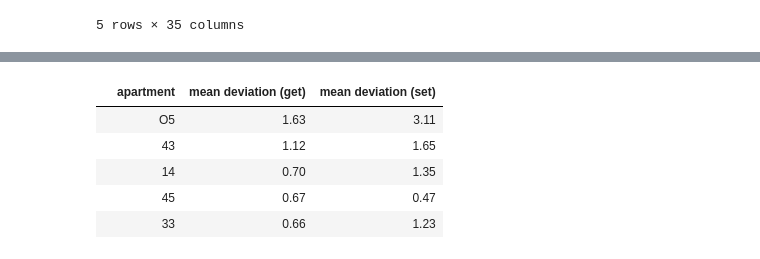
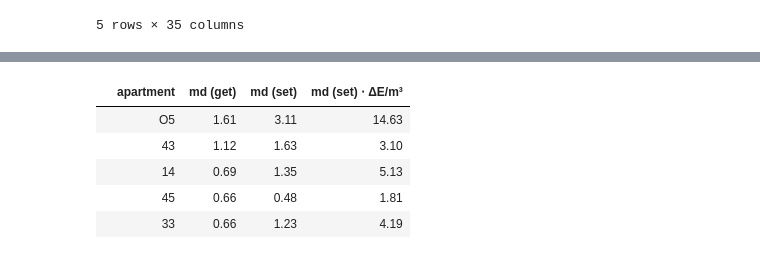
Before and after one commit to rtiedra/data-science, a Jupyter notebook: building_heating/building_heating.ipynb, the cells around one changed output, grey strips where cells are left out. Drawn from its saved outputs; the diff is of its cells as text; code cells hidden in the pictures.

```diff
--- a/building_heating/building_heating.ipynb
+++ b/building_heating/building_heating.ipynb
@@ -256,26 +256,25 @@ if max(data)>0:
     # Order the data by descending value of energy consumption per cubic metre
     # Store in variable "h" a small height defined in terms of the maximum energy
 
-    df_energy = df_energy.sort_values('\u0394 energy per m\u00b3 [kW⋅h/m\u00b3]', ascending=False)
-    h = max(df_energy['\u0394 energy per m\u00b3 [kW⋅h/m\u00b3]']) / 110
+    df_energy = df_energy.sort_values('\u0394E per cubic metre [kWh/m\u00b3]', ascending=False)
+    h = max(df_energy['\u0394E per cubic metre [kWh/m\u00b3]']) / 110
 
     # Parameters, title and annotations of the bar plot
 
-    _, ax = plt.subplots(figsize=(8, 6))
-    ax.set_title('Energy consumption for heating per per cubic metre between %s and %s'
+    _, ECM = plt.subplots(figsize=(7, 7))
+    ECM.set_title('Energy consumption for heating per per cubic metre between %s and %s'
                  % (eval(start_date), eval(end_date)), size='medium')
 
     colors = plt.colormaps['jet_r'](range(2,64,2))
-    ax.set_ylabel('Energy consumption per cubic metre [kW⋅h/m\u00b3]')
-    ax.set_xlabel('Apartment')
+    ECM.set_ylabel('Energy consumption per cubic metre [kWh/m\u00b3]')
+    ECM.set_xlabel('Apartment')
     plt.xticks(rotation=70)
 
-    pl = ax.bar(df_energy['apartment'], df_energy['\u0394 energy per m\u00b3 [kW⋅h/m\u00b3]'],
+    pl = ECM.bar(df_energy['apartment'], df_energy['\u0394E per cubic metre [kWh/m\u00b3]'],
                 color=colors, width=0.6)
 
     for bar in pl:
-        plt.annotate(bar.get_height(), xy=(bar.get_x()-0.1, bar.get_height() + h),
-                     size='x-small')
+        plt.annotate(bar.get_height(), xy=(bar.get_x()-0.1, bar.get_height()+h), size='x-small')
 
     plt.tight_layout()
 
@@ -289,7 +288,4 @@ In this part of the analysis, we compare data about the temperatures measured an
 # %%
-initial_date = '"2022-02-07"'
-final_date = '"2022-12-31"'
-
 dflist_get, dflist_set = [], []
 
 for apartment in apartments:
@@ -303,7 +299,7 @@ for apartment in apartments:
                        WHERE Apartments.name=\'%s\' AND Temperatures.action="get" \
                        AND Temperatures.date>=%s AND Temperatures.date<=%s \
                        AND TIME(Temperatures.date) BETWEEN "00:00:00" AND "23:59:59" \
-                       GROUP BY DATE(Temperatures.date)' % (apartment, apartment, initial_date, final_date), engine)
+                       GROUP BY DATE(Temperatures.date)' % (apartment, apartment, start_date, end_date), engine)
 
     # Store in "temp_set" the daily average temperature set (set) between "initial_date" and "final_date"
     # Done for each apartment of the building
@@ -314,7 +310,7 @@ for apartment in apartments:
                        WHERE Apartments.name=\'%s\' AND Temperatures.action="set" \
                        AND Temperatures.date>=%s AND Temperatures.date<=%s \
                        AND TIME(Temperatures.date) BETWEEN "00:00:00" AND "23:59:59" \
-                       GROUP BY DATE(Temperatures.date)' % (apartment, apartment, initial_date, final_date), engine)
+                       GROUP BY DATE(Temperatures.date)' % (apartment, apartment, start_date, end_date), engine)
 
     # Collect all the DataFrames "temp_get" and "temp_set" in the lists "dflist_get" and "dflist_set"
 
@@ -406,32 +404,38 @@ plt.tight_layout()
 [interactive output not drawn]
 [interactive output not drawn]
 # %%
+deviations = pd.DataFrame()
+
 for apartment in apartments:
     deviations['apart. %s deviation (get)'% apartment] = df_get['apart. %s (get)'% apartment] - df_get['average (get)']
     deviations['apart. %s deviation (set)'% apartment] = df_set['apart. %s (set)'% apartment] - df_set['average (set)']
 
+md = pd.DataFrame()
 md['apartment'] = apartments
 
 masked_get = np.ma.masked_array(deviations.iloc[:, ::2], np.isnan(deviations.iloc[:, ::2]))
-md['mean deviation (get)'] = np.ma.average(masked_get, axis=0)
+md['md (get)'] = np.ma.average(masked_get, axis=0)
 
 masked_set = np.ma.masked_array(deviations.iloc[:, 1::2], np.isnan(deviations.iloc[:, 1::2]))
-md['mean deviation (set)'] = np.ma.average(masked_set, axis=0)
+md['md (set)'] = np.ma.average(masked_set, axis=0)
 
-md = md.sort_values('mean deviation (get)', ascending=False)
+md['md (set) ⋅ \u0394E/m\u00b3'] = md['md (set)'] * df_energy['\u0394E per cubic metre [kWh/m\u00b3]']
+
+
+md = md.sort_values('md (get)', ascending=False)
 md = round(md, 2)
 
 blankIndex = [''] * len(md)
 md.index = blankIndex
 
 md.head()
 # %% [output]
-|  | apartment | mean deviation (get) | mean deviation (set) |
-|  | O5 | 1.63 | 3.11 |
-|  | 43 | 1.12 | 1.65 |
-|  | 14 | 0.70 | 1.35 |
-|  | 45 | 0.67 | 0.47 |
-|  | 33 | 0.66 | 1.23 |
+|  | apartment | md (get) | md (set) | md (set) ⋅ ΔE/m³ |
+|  | O5 | 1.61 | 3.11 | 14.63 |
+|  | 43 | 1.12 | 1.63 | 3.10 |
+|  | 14 | 0.69 | 1.35 | 5.13 |
+|  | 45 | 0.66 | 0.48 | 1.81 |
+|  | 33 | 0.66 | 1.23 | 4.19 |
 # %%
 from pandas.plotting import table
 
```
Also changed, not shown: parts of 9 cells of this notebook.
